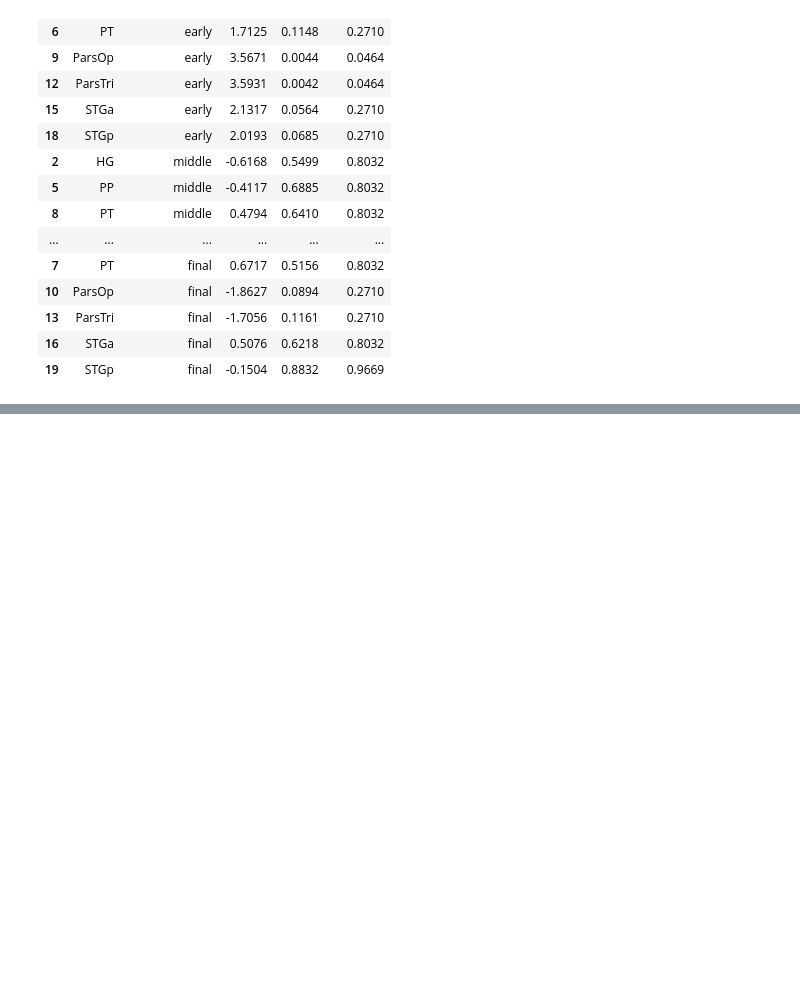
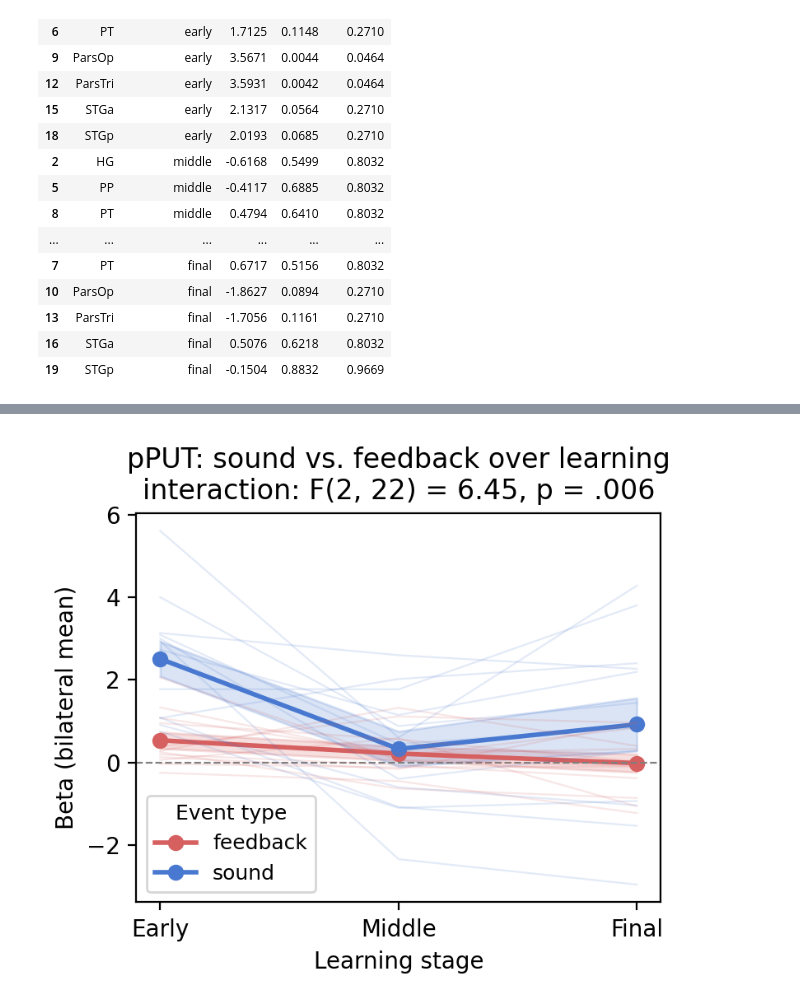
Before and after one commit to SoundBrainLab/fMRI_auditory-category-learning, a Jupyter notebook: 06_univariate/group_level_all_ROI.ipynb, the cells around one changed output, grey strips where cells are left out. Saved outputs shown, nothing was run; the diff lists cells and outputs as text; code cells hidden in the pictures; blank space fills up the shorter version.

Commit message:
Added univariate contrast interaction

```diff
--- a/06_univariate/group_level_all_ROI.ipynb
+++ b/06_univariate/group_level_all_ROI.ipynb
@@ -2687,6 +2695,10 @@ roi_df_long.to_csv(os.path.join(group_out_dir, out_fname), sep='\t', index=False
 # load the DataFrame if already exists
 out_fname = f'univariate-results_network-{network_name}_contrast-{contrast_label}.tsv'
 roi_df_long = pd.read_csv(os.path.join(group_out_dir, out_fname), sep='\t')
+
+
+# create a bilateral-averaged dataframe (for across-contrast analysis)
+feedback_striatum_df = bilateral_mean(roi_df_long)
 # %%
 roi_earlythird_df_long.columns
 # %% [output]
@@ -3845,6 +3857,9 @@ roi_df_long.to_csv(os.path.join(group_out_dir, out_fname), sep='\t', index=False
 # load the DataFrame if already exists
 out_fname = f'univariate-results_network-{network_name}_contrast-{contrast_label}.tsv'
 roi_df_long = pd.read_csv(os.path.join(group_out_dir, out_fname), sep='\t')
+
+# create a bilateral-averaged dataframe (for across-contrast analysis)
+feedback_cortex_df = bilateral_mean(roi_df_long)
 # %%
 roi_earlythird_df_long.columns
 # %% [output]
@@ -4346,0 +4425,11 @@ results_df
+# %%
+from statsmodels.stats.anova import AnovaRM
+
+pput_df = all_df[all_df['region'] == 'pPUT']
+
+for event in ['sound', 'feedback']:
+    sub_df = pput_df[pput_df['event_type'] == event]
+    aov = AnovaRM(data=sub_df, depvar='beta', subject='participant_id',
+                  within=['learning_stage']).fit()
+    print(f'\n--- pPUT {event} ---')
+    print(aov.anova_table)
@@ -4346,0 +4444,50 @@ results_df
+# %%
+import matplotlib.pyplot as plt
+import numpy as np
+
+pput_df = all_df[all_df['region'] == 'pPUT']
+
+# compute means and SEM across subjects
+summary = (pput_df.groupby(['event_type', 'learning_stage'])['beta']
+           .agg(['mean', 'sem'])
+           .reset_index())
+
+stage_order = ['early', 'middle', 'final']
+stage_x = {s: i for i, s in enumerate(stage_order)}
+event_colors = {'sound': '#4878CF', 'feedback': '#D65F5F'}
+
+fig, ax = plt.subplots(figsize=(4, 3.5), dpi=200)
+
+for event, grp in summary.groupby('event_type'):
+    grp = grp.set_index('learning_stage').loc[stage_order].reset_index()
+    x = [stage_x[s] for s in grp['learning_stage']]
+    color = event_colors[event]
+
+    ax.plot(x, grp['mean'], marker='o', color=color, label=event, linewidth=2)
+    ax.fill_between(x,
+                    grp['mean'] - grp['sem'],
+                    grp['mean'] + grp['sem'],
+                    alpha=0.2, color=color)
+
+ax.set_xticks([0, 1, 2])
+ax.set_xticklabels(['Early', 'Middle', 'Final'])
+ax.set_xlabel('Learning stage')
+ax.set_ylabel('Beta (bilateral mean)')
+ax.set_title('pPUT: sound vs. feedback over learning\n'
+             f"interaction: {interaction_df[(interaction_df['roi']=='pPUT') & (interaction_df['effect']=='event_type:learning_stage')]['stat_str'].values[0]}")
+ax.legend(title='Event type', fontsize=9, title_fontsize=9)
+ax.axhline(0, color='gray', linewidth=0.8, linestyle='--')
+
+for event, grp in pput_df.groupby('event_type'):
+    grp = grp.set_index('learning_stage').loc[stage_order].reset_index() \
+             if False else grp  # reorder not needed here
+    color = event_colors[event]
+    for sub, sdf in grp.groupby('participant_id'):
+        sdf = sdf.set_index('learning_stage').reindex(stage_order).reset_index()
+        ax.plot([stage_x[s] for s in sdf['learning_stage']],
+                sdf['beta'], color=color, alpha=0.15, linewidth=0.8)
+
+
+plt.tight_layout()
+# %% [output]
+[figure, added]
```
Also changed, not shown: parts of 10 cells of this notebook.
